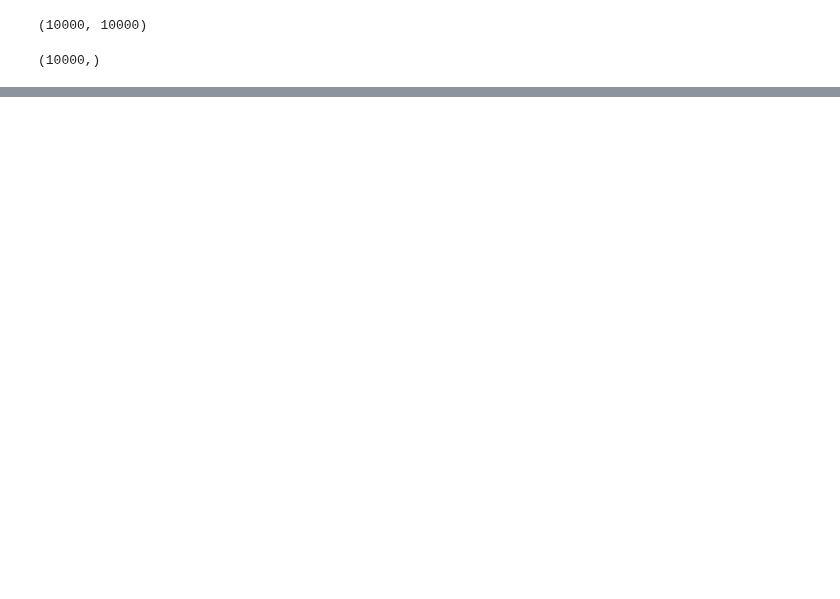
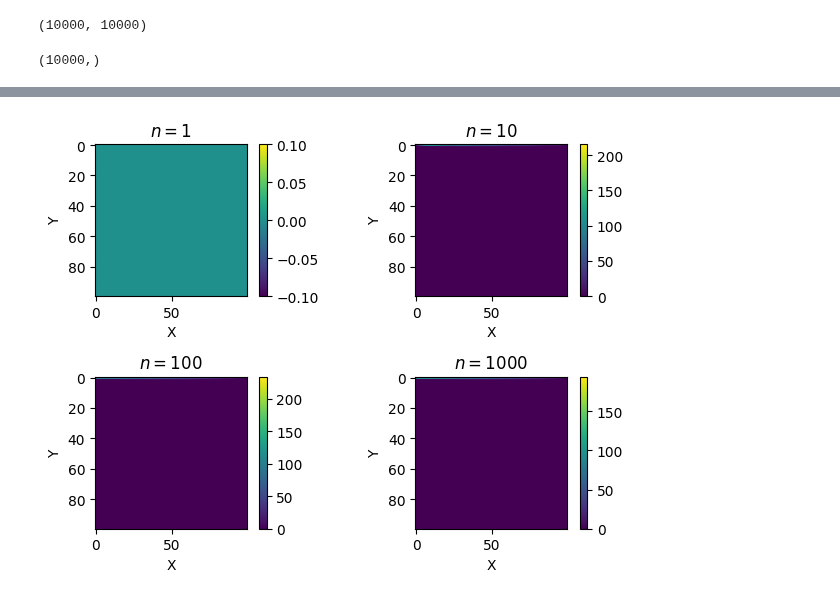
Before and after one commit to corinnawegner/Computational-physics, a Jupyter notebook: Project 4/Problem 1.ipynb, the cells around one changed output, grey strips where cells are left out. Drawn from its saved outputs; the diff is of its cells as text; code cells hidden in the pictures; blank space fills up the shorter version.

```diff
--- a/Project 4/Problem 1.ipynb
+++ b/Project 4/Problem 1.ipynb
@@ -143,0 +162,51 @@ plt.legend()
+# %%
+def potential_square(x, y, n_max):
+    phi = 0
+    for n in range(1,n_max):
+        phi += (400/(n*np.pi))*np.sin(n*np.pi*y/L)*np.exp(-n*np.pi*x)
+    return phi
+
+arr_phi_1 = np.zeros((L,L))
+arr_phi_10 = np.zeros((L,L))
+arr_phi_100 = np.zeros((L,L))
+arr_phi_1000 = np.zeros((L,L))
+
+for i in range(L):
+    for j in range(L):
+        arr_phi_1[i][j] = potential_square(i,j,1)
+        arr_phi_10[i][j] = potential_square(i,j,10)
+        arr_phi_100[i][j] = potential_square(i,j,100)
+        arr_phi_1000[i][j] = potential_square(i,j,1000)
+# %%
+fig, ax = plt.subplots(nrows=2, ncols=2)
+
+im1 = ax[0, 0].imshow(arr_phi_1)
+im2 = ax[0, 1].imshow(arr_phi_10)
+im3 = ax[1, 0].imshow(arr_phi_100)
+im4 = ax[1, 1].imshow(arr_phi_1000)
+
+cbar1 = fig.colorbar(im1, ax=ax[0, 0])
+cbar2 = fig.colorbar(im2, ax=ax[0, 1])
+cbar3 = fig.colorbar(im3, ax=ax[1, 0])
+cbar4 = fig.colorbar(im4, ax=ax[1, 1])
+
+ax[0, 0].set_xlabel('X')
+ax[0, 0].set_ylabel('Y')
+ax[0, 0].set_title("$n=1$")
+
+ax[0, 1].set_xlabel('X')
+ax[0, 1].set_ylabel('Y')
+ax[0, 1].set_title("$n=10$")
+
+ax[1, 0].set_xlabel('X')
+ax[1, 0].set_ylabel('Y')
+ax[1, 0].set_title("$n=100$")
+
+ax[1, 1].set_xlabel('X')
+ax[1, 1].set_ylabel('Y')
+ax[1, 1].set_title("$n=1000$")
+
+plt.tight_layout()
+plt.show()
+# %% [output]
+[figure, added]
```
Also changed, not shown: parts of 11 cells of this notebook.
